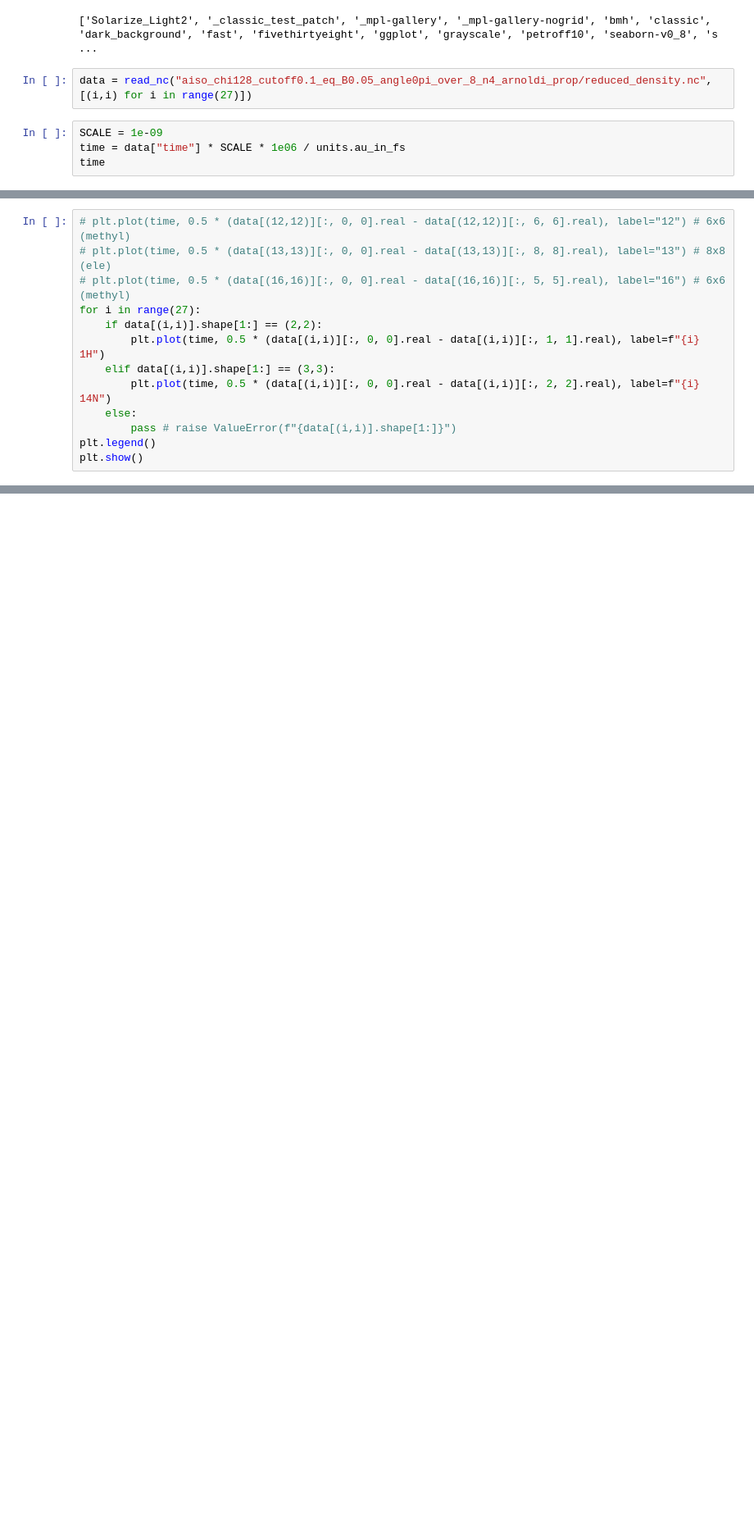
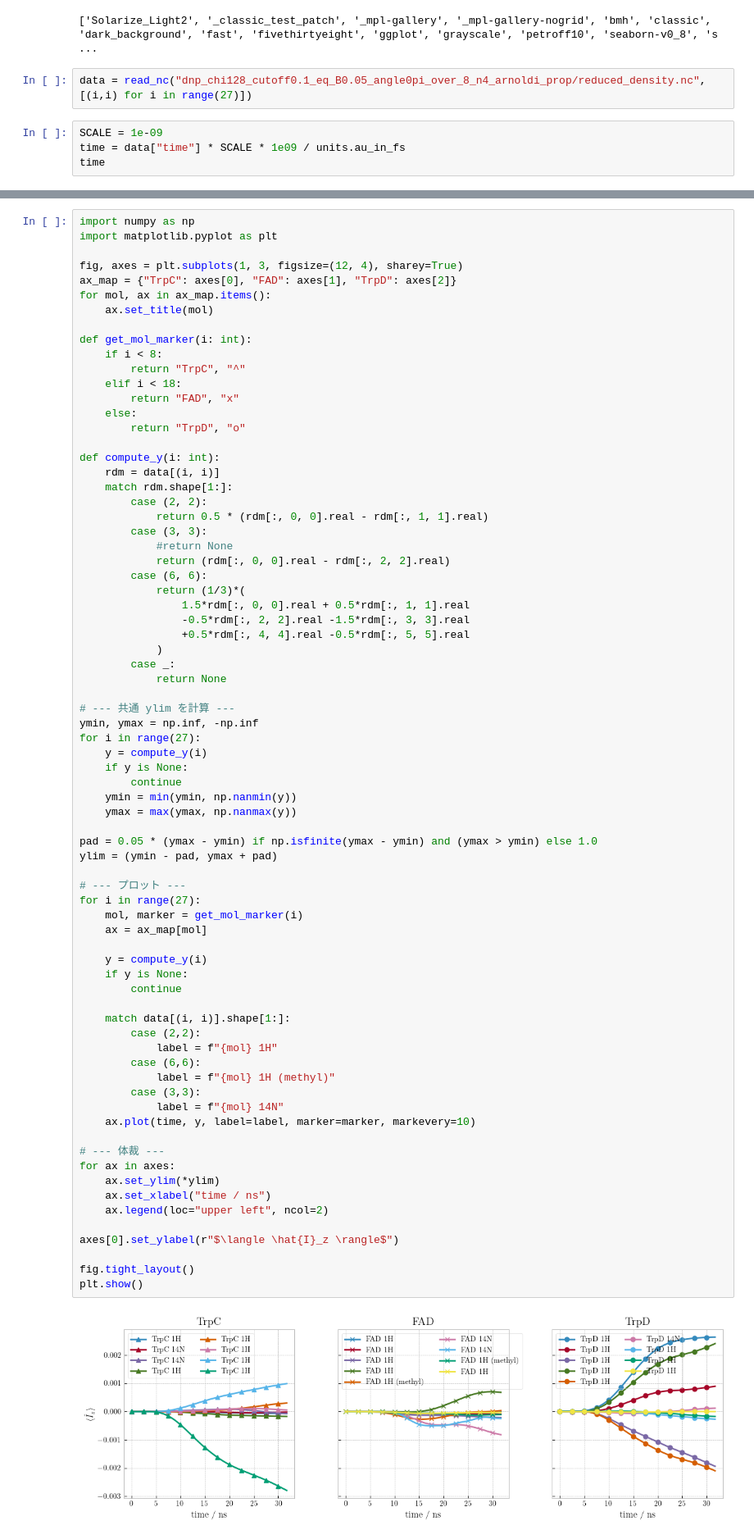
Before and after one commit to KenHino/radicalpair-tensornetwork, a Jupyter notebook: anisotropy/plot-dnp.ipynb, the cells around one changed output, grey strips where cells are left out. Shown at 82% size. Saved outputs shown, nothing was run; the diff lists cells and outputs as text; blank space fills up the shorter version.

```diff
--- a/anisotropy/plot-dnp.ipynb
+++ b/anisotropy/plot-dnp.ipynb
@@ -29,9 +29,9 @@ plt.rcParams.update(
 # %% [output]
 ['Solarize_Light2', '_classic_test_patch', '_mpl-gallery', '_mpl-gallery-nogrid', 'bmh', 'classic', 'dark_background', 'fast', 'fivethirtyeight', 'ggplot', 'grayscale', 'petroff10', 'seaborn-v0_8', 's ...
 # %%
-data = read_nc("aiso_chi128_cutoff0.1_eq_B0.05_angle0pi_over_8_n4_arnoldi_prop/reduced_density.nc", [(i,i) for i in range(27)])
+data = read_nc("dnp_chi128_cutoff0.1_eq_B0.05_angle0pi_over_8_n4_arnoldi_prop/reduced_density.nc", [(i,i) for i in range(27)])
 # %%
 SCALE = 1e-09
-time = data["time"] * SCALE * 1e06 / units.au_in_fs
+time = data["time"] * SCALE * 1e09 / units.au_in_fs
 time
 # %% [output]
@@ -55,13 +52,0 @@ array([0.     , 0.00025, 0.0005 , 0.00075, 0.001  , 0.00125, 0.0015 ,
-# %%
-# plt.plot(time, 0.5 * (data[(12,12)][:, 0, 0].real - data[(12,12)][:, 6, 6].real), label="12") # 6x6 (methyl)
-# plt.plot(time, 0.5 * (data[(13,13)][:, 0, 0].real - data[(13,13)][:, 8, 8].real), label="13") # 8x8 (ele)
-# plt.plot(time, 0.5 * (data[(16,16)][:, 0, 0].real - data[(16,16)][:, 5, 5].real), label="16") # 6x6 (methyl)
-for i in range(27):
-    if data[(i,i)].shape[1:] == (2,2):
-        plt.plot(time, 0.5 * (data[(i,i)][:, 0, 0].real - data[(i,i)][:, 1, 1].real), label=f"{i} 1H")
-    elif data[(i,i)].shape[1:] == (3,3):
-        plt.plot(time, 0.5 * (data[(i,i)][:, 0, 0].real - data[(i,i)][:, 2, 2].real), label=f"{i} 14N")
-    else:
-        pass # raise ValueError(f"{data[(i,i)].shape[1:]}")
-plt.legend()
-plt.show()
@@ -69,0 +53,76 @@ plt.show()
+# %%
+import numpy as np
+import matplotlib.pyplot as plt
+
+fig, axes = plt.subplots(1, 3, figsize=(12, 4), sharey=True)
+ax_map = {"TrpC": axes[0], "FAD": axes[1], "TrpD": axes[2]}
+for mol, ax in ax_map.items():
+    ax.set_title(mol)
+
+def get_mol_marker(i: int):
+    if i < 8:
+        return "TrpC", "^"
+    elif i < 18:
+        return "FAD", "x"
+    else:
+        return "TrpD", "o"
+
+def compute_y(i: int):
+    rdm = data[(i, i)]
+    match rdm.shape[1:]:
+        case (2, 2):
+            return 0.5 * (rdm[:, 0, 0].real - rdm[:, 1, 1].real)
+        case (3, 3):
+            #return None
+            return (rdm[:, 0, 0].real - rdm[:, 2, 2].real)
+        case (6, 6):
+            return (1/3)*(
+                1.5*rdm[:, 0, 0].real + 0.5*rdm[:, 1, 1].real
+                -0.5*rdm[:, 2, 2].real -1.5*rdm[:, 3, 3].real
+                +0.5*rdm[:, 4, 4].real -0.5*rdm[:, 5, 5].real
+            )
+        case _:
+            return None
+
+# --- 共通 ylim を計算 ---
+ymin, ymax = np.inf, -np.inf
+for i in range(27):
+    y = compute_y(i)
+    if y is None:
+        continue
+    ymin = min(ymin, np.nanmin(y))
+    ymax = max(ymax, np.nanmax(y))
+
+pad = 0.05 * (ymax - ymin) if np.isfinite(ymax - ymin) and (ymax > ymin) else 1.0
+ylim = (ymin - pad, ymax + pad)
+
+# --- プロット ---
+for i in range(27):
+    mol, marker = get_mol_marker(i)
+    ax = ax_map[mol]
+
+    y = compute_y(i)
+    if y is None:
+        continue
+
+    match data[(i, i)].shape[1:]:
+        case (2,2):
+            label = f"{mol} 1H"
+        case (6,6):
+            label = f"{mol} 1H (methyl)"
+        case (3,3):
+            label = f"{mol} 14N"
+    ax.plot(time, y, label=label, marker=marker, markevery=10)
+
+# --- 体裁 ---
+for ax in axes:
+    ax.set_ylim(*ylim)
+    ax.set_xlabel("time / ns")
+    ax.legend(loc="upper left", ncol=2)
+
+axes[0].set_ylabel(r"$\langle \hat{I}_z \rangle$")
+
+fig.tight_layout()
+plt.show()
+# %% [output]
+[figure, added]
```
Also changed, not shown: parts of 3 cells of this notebook, 2 other files.
